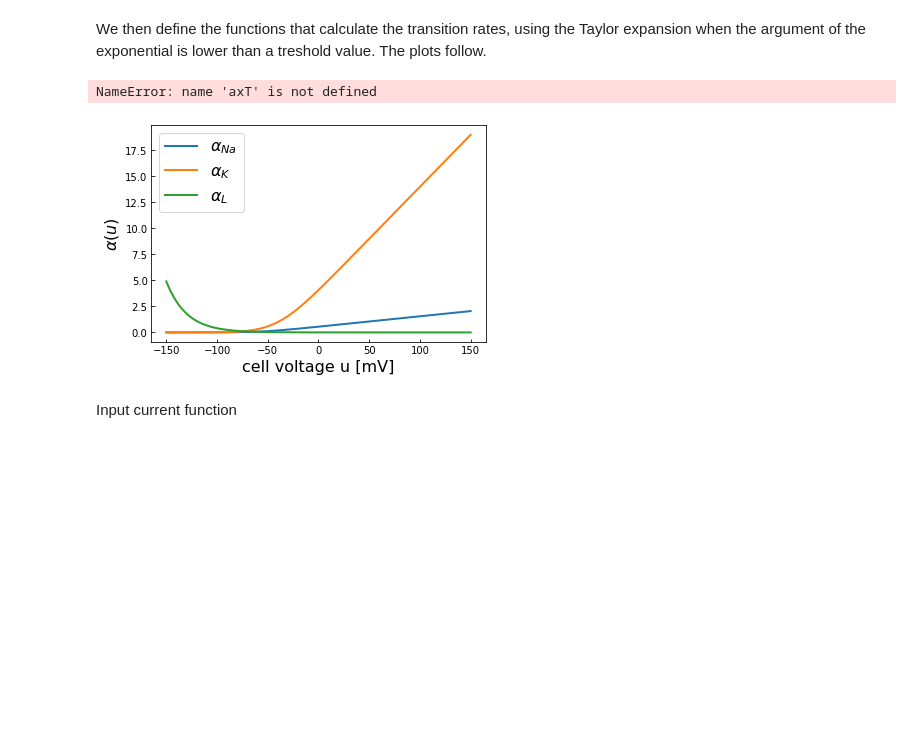
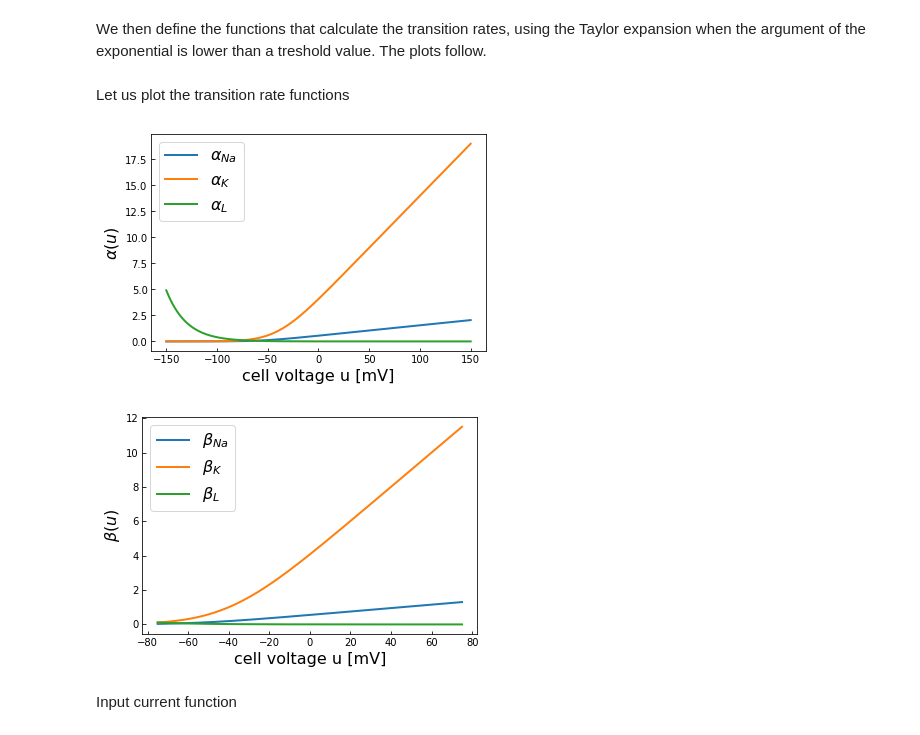
Before and after one commit to Matteo294/BIC, a Jupyter notebook: sheet2/Results02.ipynb, the cells around one changed output. Cells and saved outputs as stored; diff of their text form; code cells hidden in the pictures; blank space fills up the shorter version.

```diff
--- a/sheet2/Results02.ipynb
+++ b/sheet2/Results02.ipynb
@@ -63,23 +63,11 @@ npoints = int(T_run/dt)
 # %% [markdown]
 It is convenient to define a function which calculates the Taylor's polynomial of the function $$f(x) = \exp(\alpha x + \beta) - 1$$ around the point $x_0 = -\beta/\alpha$.
 This will be used in the calculation of the transition coefficients when the argument of the eponential is small. Otherwise the function explodes.
-# %%
-def taylor_exp(x, alpha, beta, n):
-    flag = False
-    if isinstance(x, (int, float)):
-        x = [x]
-        flag = True
-    vals = []
-    powers = np.arange(1, n+1, 1)
-    for xx in x:
-        terms = []
-        for p in range(1, n):
-            terms.append((alpha*xx+beta)**p / np.math.factorial(p))
-        vals.append(sum(terms))
-    if flag:
-        return vals[0]
-    else:
-        return vals
+# %%
+def taylor_exp(x, alpha, beta, n):
+    powers = np.arange(1, n+1, 1)
+    terms = [sum(np.power(xval, powers)) for xval in x]
+    return sum(terms)
 # %% [markdown]
 We then define the functions that calculate the transition rates, using the Taylor expansion when the argument of the exponential is lower than a treshold value. The plots follow.
 # %%
@@ -110,34 +96,36 @@ get_tau = lambda u: 1/(cl_to_op(u) + op_to_cl(u))
+# %% [markdown]
+Let us plot the transition rate functions
 # %%
 uline = np.linspace(-150, 150, 10000) # x ticks [mV] to plot the transition rates
-a = cl_to_op(uline)
+a = np.zeros((3, len(uline)))
+for i in range(len(uline)):
+    a[:,i] = cl_to_op(uline[i])
 plt.plot(uline, a[0,:], label=r"$\alpha_{Na}$", lw=2)
 plt.plot(uline, a[1,:], label=r"$\alpha_{K}$", lw=2)
 plt.plot(uline, a[2,:], label=r"$\alpha_{L}$", lw=2)
 plt.xlabel("cell voltage u [mV]", fontsize=16)
 plt.ylabel(r"$\alpha(u)$", fontsize=16)
 plt.legend(fontsize=16)
 ax = plt.gca()
 ax.tick_params(direction='in')
-axT.tick_params(direction='in')
-axR.tick_params(direction='in')
 plt.show()
 
 uline = np.linspace(-75, 75, 10000) # x ticks [mV] to plot the transition rates
-b = op_to_cl(uline)
+b = np.zeros((3, len(uline)))
+for i in range(len(uline)):
+    b[:,i] = cl_to_op(uline[i])
 plt.plot(uline, b[0,:], label=r"$\beta_{Na}$", lw=2)
 plt.plot(uline, b[1,:], label=r"$\beta_{K}$", lw=2)
 plt.plot(uline, b[2,:], label=r"$\beta_{L}$", lw=2)
 plt.xlabel("cell voltage u [mV]", fontsize=16)
 plt.ylabel(r"$\beta(u)$", fontsize=16)
 plt.legend(fontsize=16)
 ax=plt.gca()
 ax.tick_params(direction='in')
-axT.tick_params(direction='in')
-axR.tick_params(direction='in')
 plt.show()
 # %% [output]
-NameError: name 'axT' is not defined
 [figure]
+[figure, added]
 # %% [markdown]
 Input current function
 # %%
```
Also changed, not shown: parts of 12 cells of this notebook, 1 other file.
